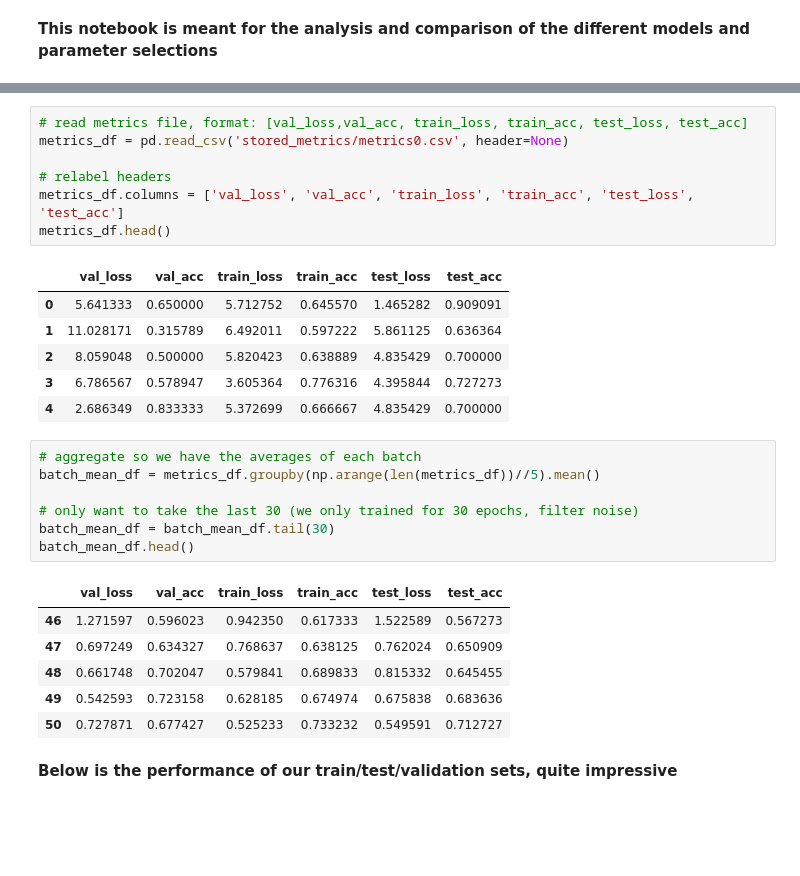
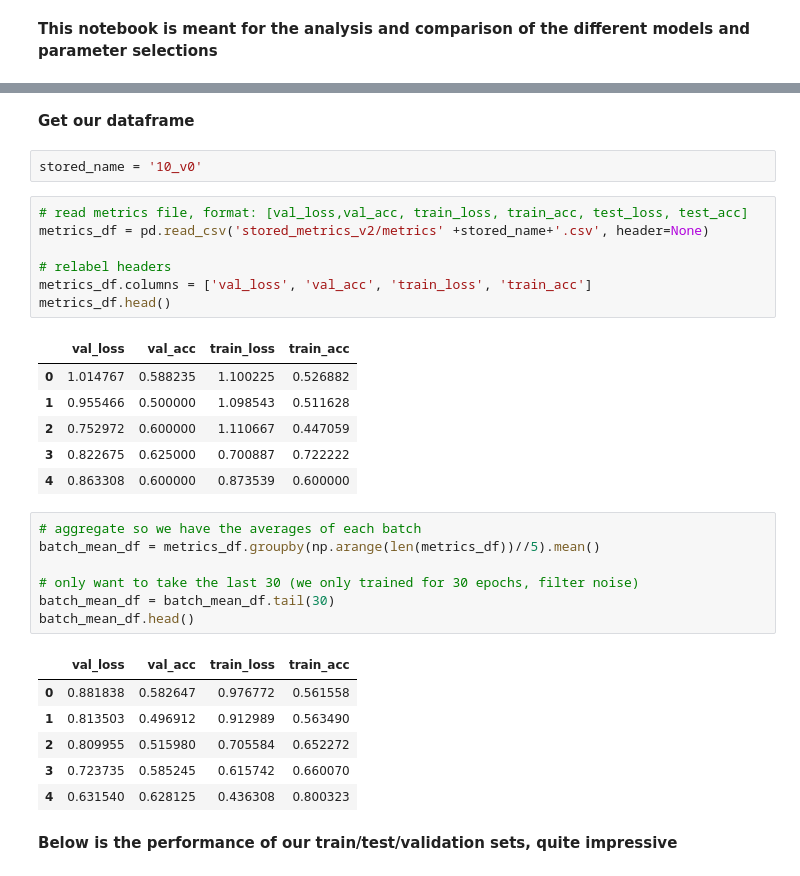
Before and after one commit to StevenVuong/MSc_Project, a Jupyter notebook: p4.ipynb, the cells around one changed output, grey strips where cells are left out. Drawn from its saved outputs; the diff is of its cells as text; blank space fills up the shorter version.

```diff
--- a/p4.ipynb
+++ b/p4.ipynb
@@ -32,18 +45,22 @@ Mounted at /content/gdrive
 ['.config', 'gdrive', 'sample_data']
+# %% [markdown]
+**Get our dataframe**
+# %%
+stored_name = '10_v0'
 # %%
 # read metrics file, format: [val_loss,val_acc, train_loss, train_acc, test_loss, test_acc]
-metrics_df = pd.read_csv('stored_metrics/metrics0.csv', header=None)
+metrics_df = pd.read_csv('stored_metrics_v2/metrics' +stored_name+'.csv', header=None)
 
 # relabel headers
-metrics_df.columns = ['val_loss', 'val_acc', 'train_loss', 'train_acc', 'test_loss', 'test_acc']
+metrics_df.columns = ['val_loss', 'val_acc', 'train_loss', 'train_acc']
 metrics_df.head()
 # %% [output]
-|  | val_loss | val_acc | train_loss | train_acc | test_loss | test_acc |
-| 0 | 5.641333 | 0.650000 | 5.712752 | 0.645570 | 1.465282 | 0.909091 |
-| 1 | 11.028171 | 0.315789 | 6.492011 | 0.597222 | 5.861125 | 0.636364 |
-| 2 | 8.059048 | 0.500000 | 5.820423 | 0.638889 | 4.835429 | 0.700000 |
-| 3 | 6.786567 | 0.578947 | 3.605364 | 0.776316 | 4.395844 | 0.727273 |
-| 4 | 2.686349 | 0.833333 | 5.372699 | 0.666667 | 4.835429 | 0.700000 |
+|  | val_loss | val_acc | train_loss | train_acc |
+| 0 | 1.014767 | 0.588235 | 1.100225 | 0.526882 |
+| 1 | 0.955466 | 0.500000 | 1.098543 | 0.511628 |
+| 2 | 0.752972 | 0.600000 | 1.110667 | 0.447059 |
+| 3 | 0.822675 | 0.625000 | 0.700887 | 0.722222 |
+| 4 | 0.863308 | 0.600000 | 0.873539 | 0.600000 |
 # %%
 # aggregate so we have the averages of each batch
 batch_mean_df = metrics_df.groupby(np.arange(len(metrics_df))//5).mean()
@@ -52,12 +69,12 @@ batch_mean_df = metrics_df.groupby(np.arange(len(metrics_df))//5).mean()
 batch_mean_df = batch_mean_df.tail(30)
 batch_mean_df.head()
 # %% [output]
-|  | val_loss | val_acc | train_loss | train_acc | test_loss | test_acc |
-| 46 | 1.271597 | 0.596023 | 0.942350 | 0.617333 | 1.522589 | 0.567273 |
-| 47 | 0.697249 | 0.634327 | 0.768637 | 0.638125 | 0.762024 | 0.650909 |
-| 48 | 0.661748 | 0.702047 | 0.579841 | 0.689833 | 0.815332 | 0.645455 |
-| 49 | 0.542593 | 0.723158 | 0.628185 | 0.674974 | 0.675838 | 0.683636 |
-| 50 | 0.727871 | 0.677427 | 0.525233 | 0.733232 | 0.549591 | 0.712727 |
+|  | val_loss | val_acc | train_loss | train_acc |
+| 0 | 0.881838 | 0.582647 | 0.976772 | 0.561558 |
+| 1 | 0.813503 | 0.496912 | 0.912989 | 0.563490 |
+| 2 | 0.809955 | 0.515980 | 0.705584 | 0.652272 |
+| 3 | 0.723735 | 0.585245 | 0.615742 | 0.660070 |
+| 4 | 0.631540 | 0.628125 | 0.436308 | 0.800323 |
 # %% [markdown]
 **Below is the performance of our train/test/validation sets, quite impressive**
 # %%
```
Also changed, not shown: parts of 11 cells of this notebook.
